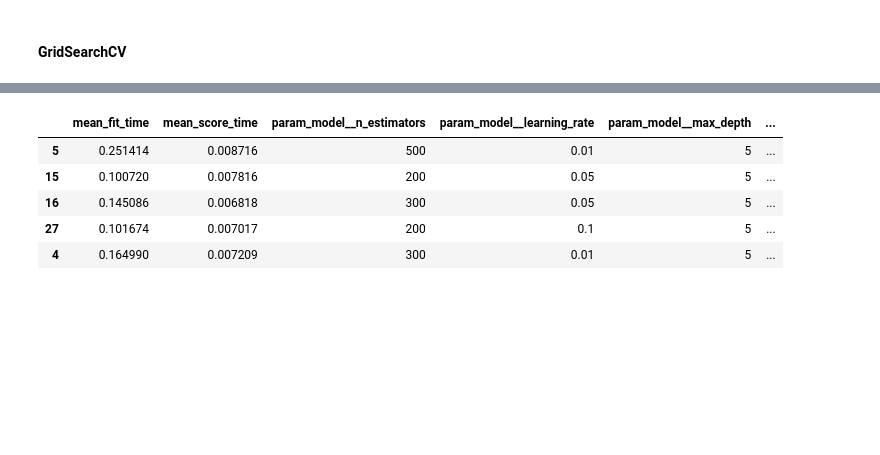
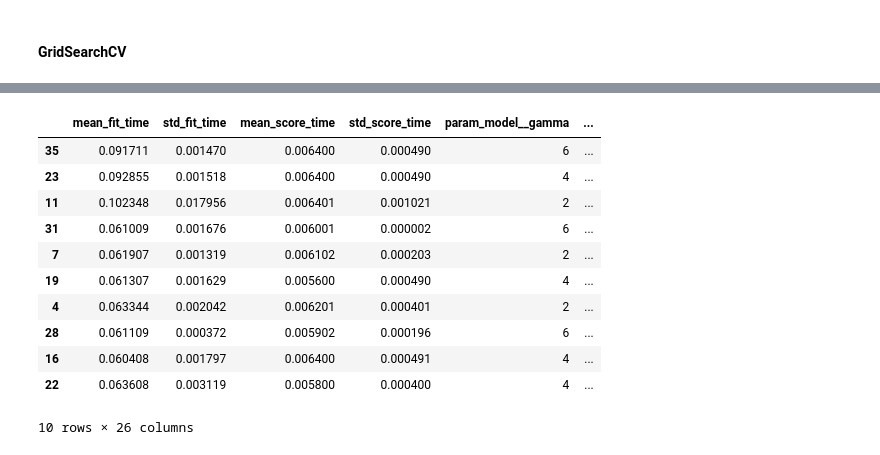
Before and after one commit to Ednaxx/salvador-housing-price-predictor, a Jupyter notebook: notebooks/feature-and-model-engineering.ipynb, the cells around one changed output, grey strips where cells are left out. Cells and saved outputs as stored; diff of their text form; code cells hidden in the pictures; blank space fills up the shorter version.

Commit message:
Set to remove outliers arbitrarily and updated model with new data and hyperparameters

```diff
--- a/notebooks/feature-and-model-engineering.ipynb
+++ b/notebooks/feature-and-model-engineering.ipynb
@@ -11,10 +11,13 @@ df = pd.read_csv("../data/housing_data.csv", index_col="id")
 # Missing neighborhood set to NaN
 df.neighborhood = df.neighborhood.apply(lambda x: np.nan if x == "BA" else x)
 
-# Drop null prices and areas over 2000m^2
+# Drop null prices and outliers
 df = df[~(df.prices.isna())]
-df = df[~(df.areas > 2000)]
-df = df[~(df.prices > 10000000)]
+df = df[~(df.areas > 200)]
+df = df[~(df.bedrooms > 5)]
+df = df[~(df.bathrooms > 5)]
+df = df[~(df.parkingSpots > 5)]
+df = df[~(df.prices > 1700000)]
 # %% [markdown]
 ### Our data
 # %%
@@ -137,4 +140,4 @@ params = {
 
 cv = GridSearchCV(pipe, params, cv=5, scoring=["r2", "neg_mean_absolute_error"], refit="r2", verbose=2)
 # %%
-cv.fit(X, y)
+# cv.fit(X, y)
@@ -198,8 +156,10 @@ pipe = create_pipeline(XGBRegressor(random_state=1, n_jobs=6), X)
 # %%
 params = {
     "model__n_estimators" : [200, 300, 500],
-    'model__learning_rate': [0.01, 0.05, 0.1],
-    "model__max_depth" : [2, 5, 10, None]
+    'model__learning_rate': [0.05],
+    "model__max_depth" : [2],
+    'model__min_child_weight':[10,12],
+    "model__gamma": [2,4,6]
 }
 
 cv = GridSearchCV(pipe, params, cv=5, scoring=["r2", "neg_mean_absolute_error"], refit="r2", verbose=2)
@@ -242,12 +202,17 @@ GridSearchCV(cv=5,
              refit='r2', scoring=['r2', 'neg_mean_absolute_error'], verbose=2)
 # %%
 xgboost_results = pd.DataFrame(cv.cv_results_)
-xgboost_results[["mean_fit_time", "mean_score_time", "param_model__n_estimators", "param_model__learning_rate", "param_model__max_depth",
-          "mean_test_r2", "rank_test_r2","mean_test_neg_mean_absolute_error", "std_test_neg_mean_absolute_error"]].sort_values("rank_test_r2").head()
+xgboost_results.sort_values("rank_test_r2").head(10)
 # %% [output]
-|  | mean_fit_time | mean_score_time | param_model__n_estimators | param_model__learning_rate | param_model__max_depth | ... |
-| 5 | 0.251414 | 0.008716 | 500 | 0.01 | 5 | ... |
-| 15 | 0.100720 | 0.007816 | 200 | 0.05 | 5 | ... |
-| 16 | 0.145086 | 0.006818 | 300 | 0.05 | 5 | ... |
-| 27 | 0.101674 | 0.007017 | 200 | 0.1 | 5 | ... |
-| 4 | 0.164990 | 0.007209 | 300 | 0.01 | 5 | ... |
+|  | mean_fit_time | std_fit_time | mean_score_time | std_score_time | param_model__gamma | ... |
+| 35 | 0.091711 | 0.001470 | 0.006400 | 0.000490 | 6 | ... |
+| 23 | 0.092855 | 0.001518 | 0.006400 | 0.000490 | 4 | ... |
+| 11 | 0.102348 | 0.017956 | 0.006401 | 0.001021 | 2 | ... |
+| 31 | 0.061009 | 0.001676 | 0.006001 | 0.000002 | 6 | ... |
+| 7 | 0.061907 | 0.001319 | 0.006102 | 0.000203 | 2 | ... |
+| 19 | 0.061307 | 0.001629 | 0.005600 | 0.000490 | 4 | ... |
+| 4 | 0.063344 | 0.002042 | 0.006201 | 0.000401 | 2 | ... |
+| 28 | 0.061109 | 0.000372 | 0.005902 | 0.000196 | 6 | ... |
+| 16 | 0.060408 | 0.001797 | 0.006400 | 0.000491 | 4 | ... |
+| 22 | 0.063608 | 0.003119 | 0.005800 | 0.000400 | 4 | ... |
+10 rows × 26 columns
```
Also changed, not shown: parts of 6 cells of this notebook, 5 other files.
